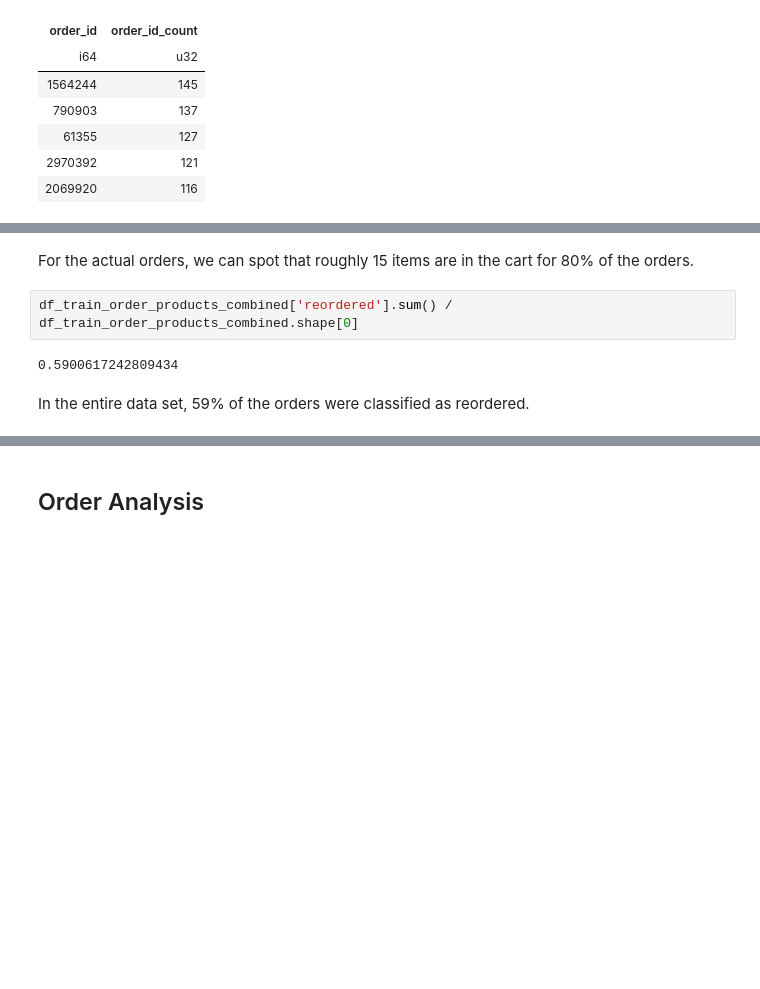
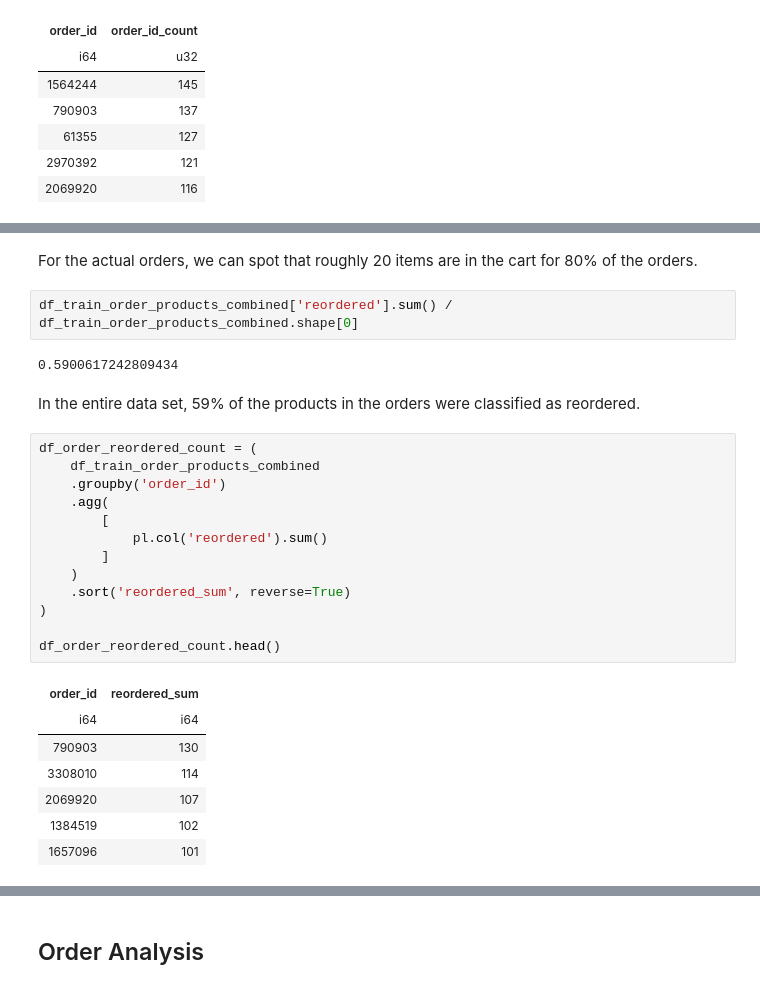
Before and after one commit to will-fong/instacart_online_grocery_shopping_analysis, a Jupyter notebook: notebooks/1.1-instacart-analysis-using-polars.ipynb, the cells around one changed output, grey strips where cells are left out. Cells and saved outputs as stored; diff of their text form; blank space fills up the shorter version.

```diff
--- a/notebooks/1.1-instacart-analysis-using-polars.ipynb
+++ b/notebooks/1.1-instacart-analysis-using-polars.ipynb
@@ -424,8 +444,29 @@ fig = sns.histplot(x=df_product_count['order_id_count'], stat='percent', cumulat
 # %% [markdown]
-For the actual orders, we can spot that roughly 15 items are in the cart for 80% of the orders.
+For the actual orders, we can spot that roughly 20 items are in the cart for 80% of the orders.
 # %%
 df_train_order_products_combined['reordered'].sum() / df_train_order_products_combined.shape[0]
 # %% [output]
 0.5900617242809434
 # %% [markdown]
-In the entire data set, 59% of the orders were classified as reordered.
+In the entire data set, 59% of the products in the orders were classified as reordered.
+# %%
+df_order_reordered_count = (
+    df_train_order_products_combined
+    .groupby('order_id')
+    .agg(
+        [
+            pl.col('reordered').sum()
+        ]
+    )
+    .sort('reordered_sum', reverse=True)
+)
+
+df_order_reordered_count.head()
+# %% [output]
+| order_id | reordered_sum |
+| i64 | i64 |
+| 790903 | 130 |
+| 3308010 | 114 |
+| 2069920 | 107 |
+| 1384519 | 102 |
+| 1657096 | 101 |
```
Also changed, not shown: parts of 19 cells of this notebook.
